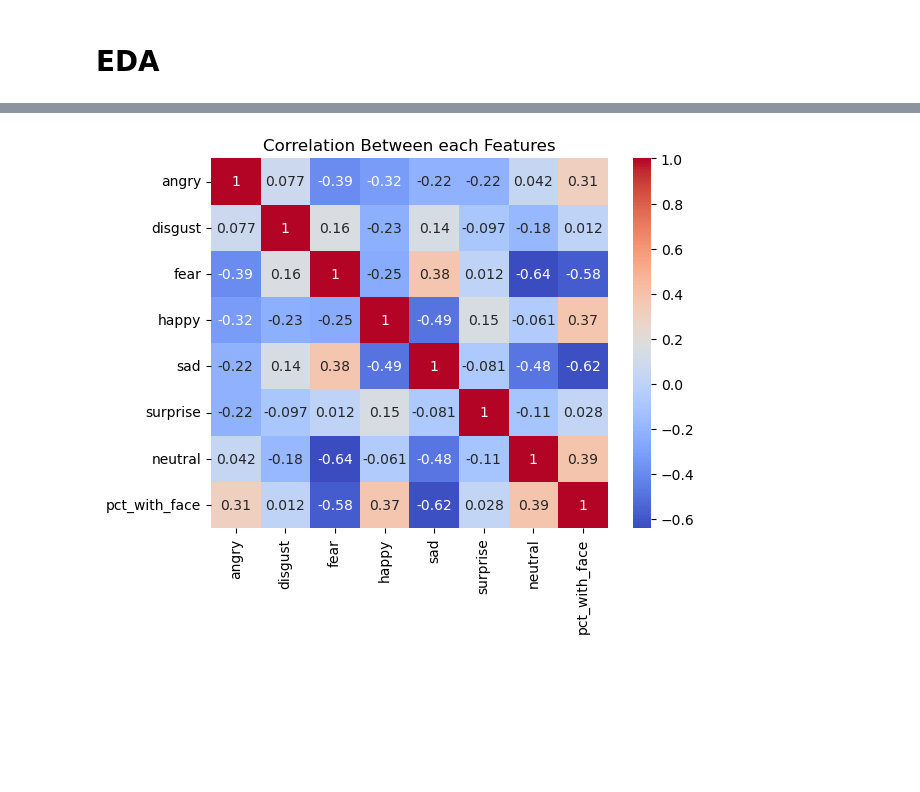
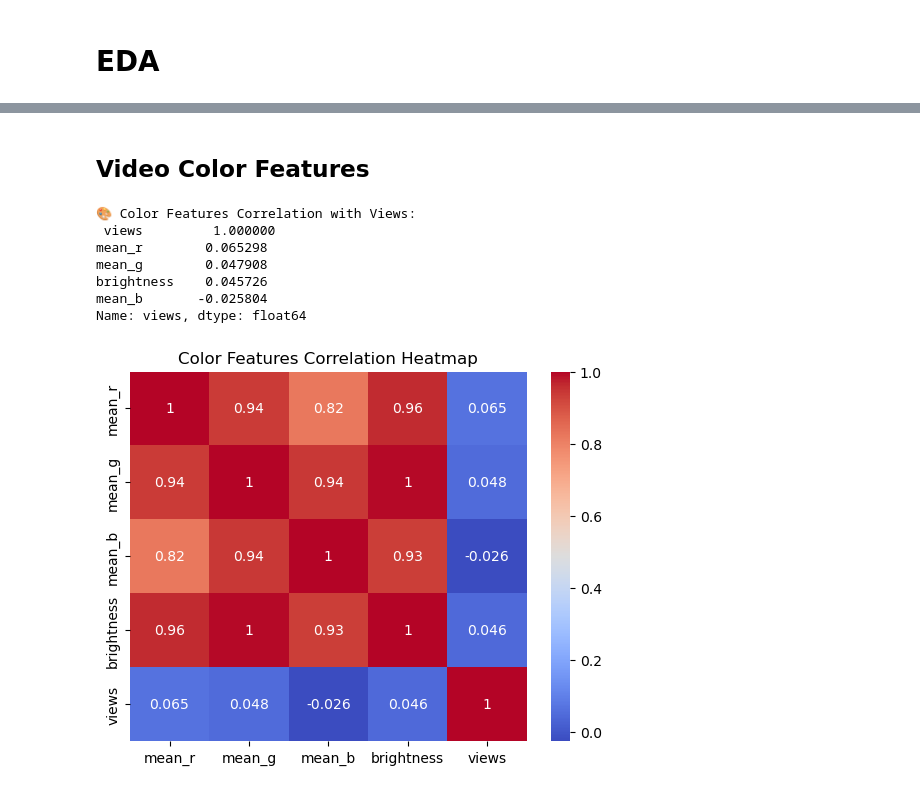
Before and after one commit to fabianstrue/MLiAS_YouTubeSentiment, a Jupyter notebook: SingleChannelModelling.ipynb, the cells around one changed output, grey strips where cells are left out. Saved outputs shown, nothing was run; the diff lists cells and outputs as text; code cells hidden in the pictures; blank space fills up the shorter version.

```diff
--- a/SingleChannelModelling.ipynb
+++ b/SingleChannelModelling.ipynb
@@ -370,4 +433,5 @@ combined_df.head()
 # %% [markdown]
 # EDA
 # %%
-combined_df = pd.read_csv("Data/results/video_metadata_with_emotions.csv")
+combined_df = pd.read_csv("Data/results/video_data_final.csv")
+combined_df.info()
@@ -382,7 +499,19 @@ plt.show()
+# %% [markdown]
+## Video Color Features
 # %%
-# Correlation between emotions
-sns.heatmap(combined_df[cols].corr(), annot=True, cmap="coolwarm")
-plt.title("Correlation Between each Features")
+color_cols = ['mean_r', 'mean_g', 'mean_b', 'brightness']
+corr_colors = combined_df[color_cols + ['views']].corr()['views'].sort_values(ascending=False)
+print("🎨 Color Features Correlation with Views:\n", corr_colors)
+
+sns.heatmap(combined_df[color_cols + ['views']].corr(), annot=True, cmap="coolwarm")
+plt.title("Color Features Correlation Heatmap")
 plt.show()
 # %% [output]
+🎨 Color Features Correlation with Views:
+ views         1.000000
+mean_r        0.065298
+mean_g        0.047908
+brightness    0.045726
+mean_b       -0.025804
+Name: views, dtype: float64
-[figure, old version]
+[figure, new version]
```
Also changed, not shown: parts of 18 cells of this notebook.
